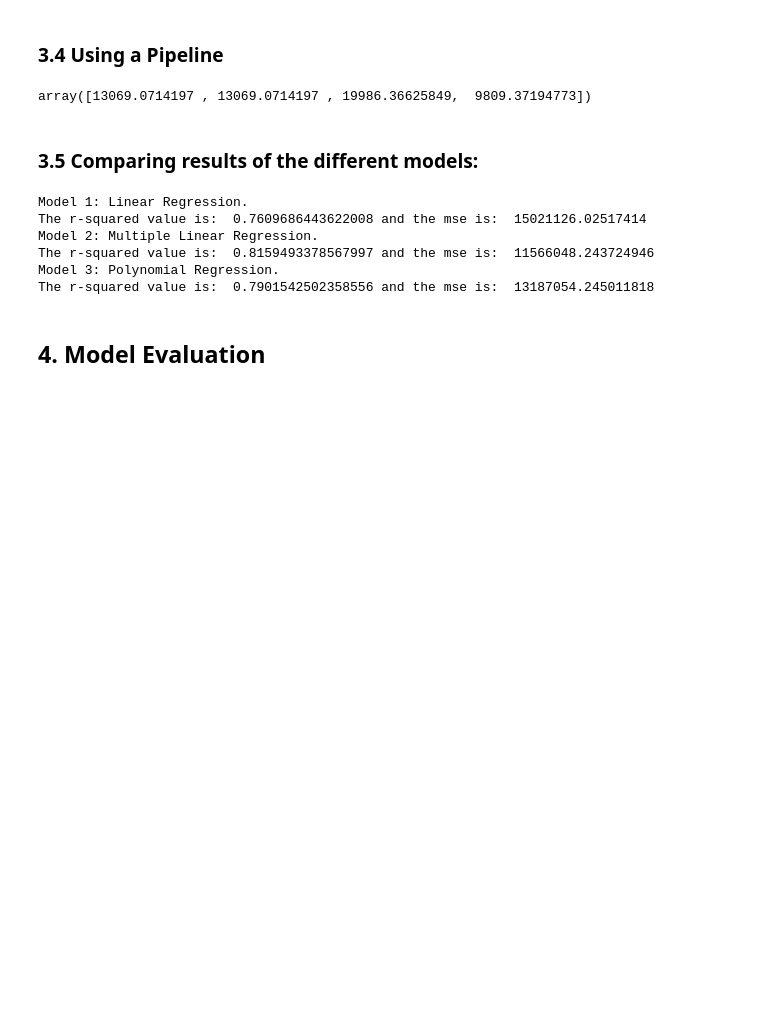
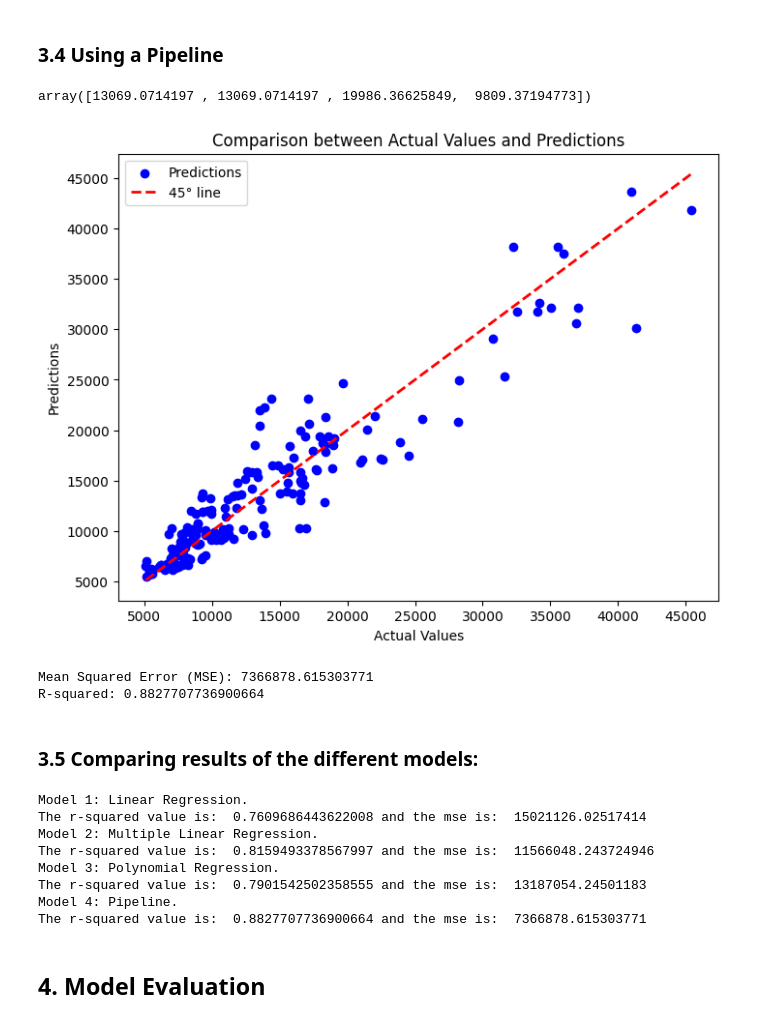
Before and after one commit to RobVMdeO/Learning-mode, a Jupyter notebook: Old Cars Data Analysis.ipynb, the cells around one changed output. Saved outputs shown, nothing was run; the diff lists cells and outputs as text; code cells hidden in the pictures; blank space fills up the shorter version.

```diff
--- a/Old Cars Data Analysis.ipynb
+++ b/Old Cars Data Analysis.ipynb
@@ -640,19 +642,46 @@ ypipe = pipe.predict(Z)
 ypipe[0:4]
 # %% [output]
 array([13069.0714197 , 13069.0714197 , 19986.36625849,  9809.37194773])
+# %%
+plt.figure(figsize=(8, 6))
+plt.scatter(y1, ypipe, color='blue', label='Predictions')
+plt.plot([min(y1), max(y1)], [min(y1), max(y1)], color='red', linestyle='--', lw=2, label='45° line')
+plt.xlabel('Actual Values')
+plt.ylabel('Predictions')
+plt.title('Comparison between Actual Values and Predictions')
+plt.legend()
+plt.show()
+# %% [output]
+[figure, added]
+# %%
+# Calculate MSE
+model4_mse = mean_squared_error(y1, ypipe)
+
+# Calculate R-squared
+model4_rsq = r2_score(y1, ypipe)
+
+# Display results
+print('Mean Squared Error (MSE):', model4_mse)
+print('R-squared:', model4_r_squared)
+# %% [output]
+Mean Squared Error (MSE): 7366878.615303771
+R-squared: 0.8827707736900664
 # %% [markdown]
 ### 3.5 Comparing results of the different models:
 # %%
 print('Model 1: Linear Regression. \nThe r-squared value is: ', model1_rsq,'and the mse is: ', model1_mse,
       '\nModel 2: Multiple Linear Regression. \nThe r-squared value is: ', model2_rsq,'and the mse is: ', model2_mse,
-      '\nModel 3: Polynomial Regression. \nThe r-squared value is: ', model3_rsq,'and the mse is: ', model3_mse)
+      '\nModel 3: Polynomial Regression. \nThe r-squared value is: ', model3_rsq,'and the mse is: ', model3_mse,
+      '\nModel 4: Pipeline. \nThe r-squared value is: ', model4_rsq,'and the mse is: ', model4_mse)
 # %% [output]
 Model 1: Linear Regression.
 The r-squared value is:  0.7609686443622008 and the mse is:  15021126.02517414
 Model 2: Multiple Linear Regression.
 The r-squared value is:  0.8159493378567997 and the mse is:  11566048.243724946
 Model 3: Polynomial Regression.
-The r-squared value is:  0.7901542502358556 and the mse is:  13187054.245011818
+The r-squared value is:  0.7901542502358555 and the mse is:  13187054.24501183
+Model 4: Pipeline.
+The r-squared value is:  0.8827707736900664 and the mse is:  7366878.615303771
 # %% [markdown]
 ## __4. Model Evaluation__
 # %%
```
Also changed, not shown: parts of 39 cells of this notebook.
